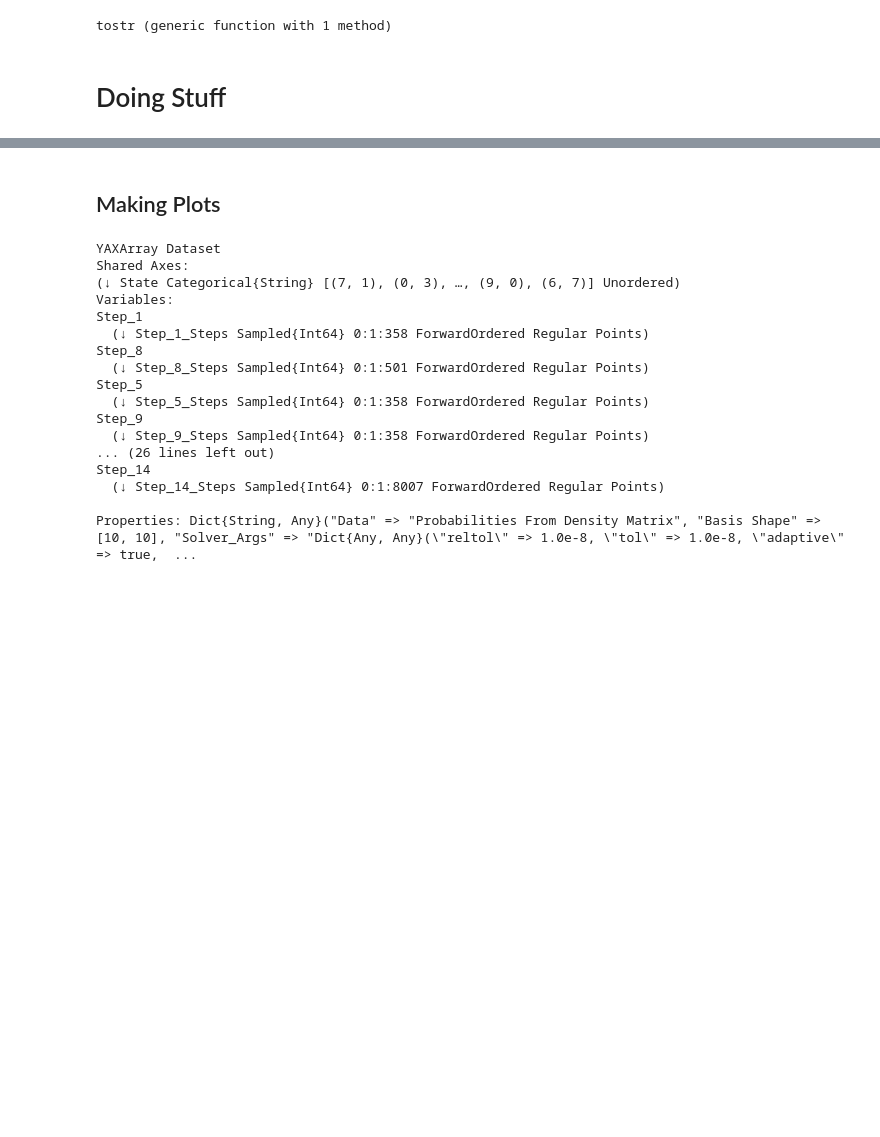
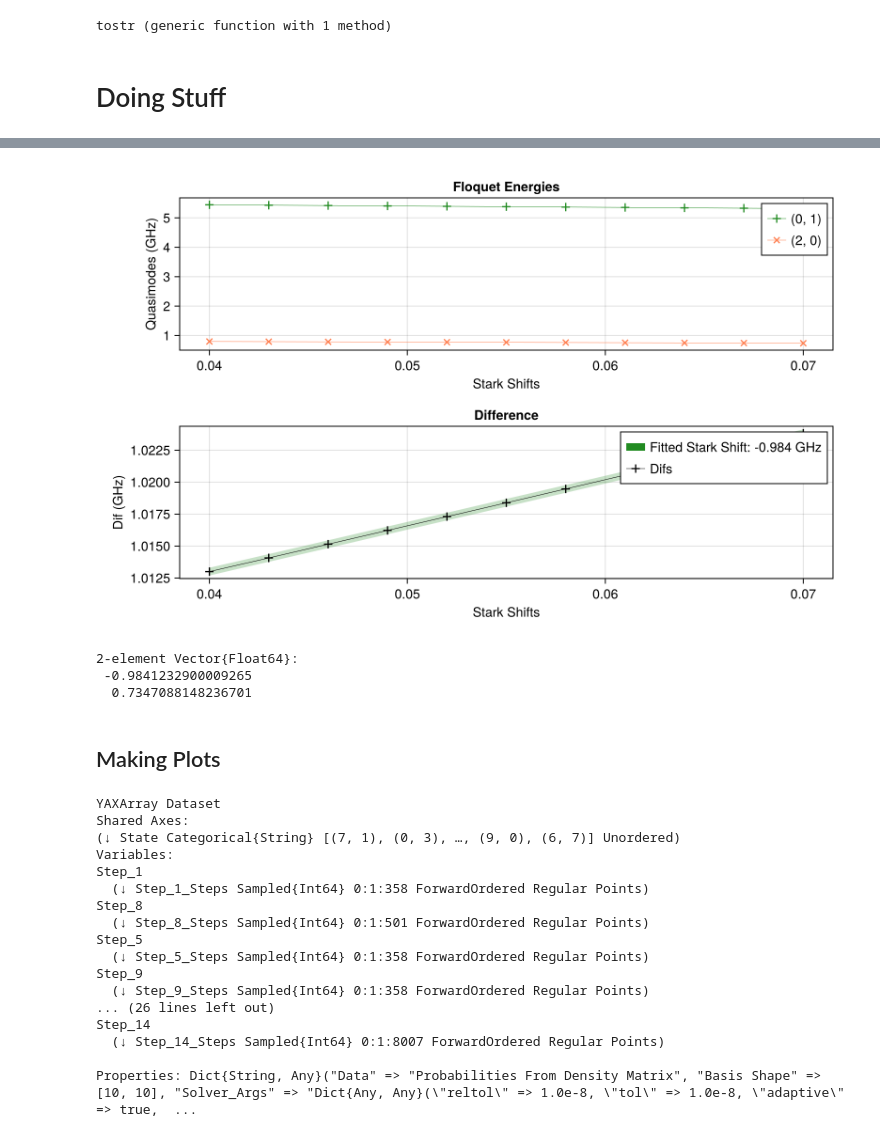
Before and after one commit to Gavin-Rockwood/SuperconductingCavities, a Jupyter notebook: Demo/DevTesting.ipynb, the cells around one changed output, grey strips where cells are left out. Cells and saved outputs as stored; diff of their text form; code cells hidden in the pictures; blank space fills up the shorter version.

Commit message:
working on fitting stark shifts

```diff
--- a/Demo/DevTesting.ipynb
+++ b/Demo/DevTesting.ipynb
@@ -84,0 +65,12 @@ abs(Mode3.dressed_states[(0,1)]'*res)^2
+# %%
+ε = Mode3.Stuff["op_drive_params"]["sb_f_0_Main"]["epsilon"];
+freq_d = Mode3.Stuff["op_drive_params"]["sb_f_0_Main"]["freq_d"];
+
+stark_shifts = collect(LinRange(0.04, 0.07, 11));
+
+list_of_params = []
+for i in 1:length(stark_shifts)
+    push!(list_of_params, Dict{Any, Any}("ν"=> freq_d+stark_shifts[i], "ε" => ε))
+end
+
+floq_sweep_res = SC.Floquet_0_Sweep(Mode3, Mode3.n̂ₜ, list_of_params);
@@ -84,0 +87,3 @@ abs(Mode3.dressed_states[(0,1)]'*res)^2
+# %%
+stark_shift_res = SC.FindStarkShift(Mode3, Mode3.n̂ₜ, (2,0), (0,1), ε, stark_shifts; make_plot = true)
+# %% [output]
@@ -85,3 +94,7 @@ abs(Mode3.dressed_states[(0,1)]'*res)^2
+[figure, added]
+2-element Vector{Float64}:
+ -0.9841232900009265
+  0.7347088148236701
 # %% [markdown]
 ## Making Plots
 # %%
```
Also changed, not shown: parts of 8 cells of this notebook, 8 other files.
